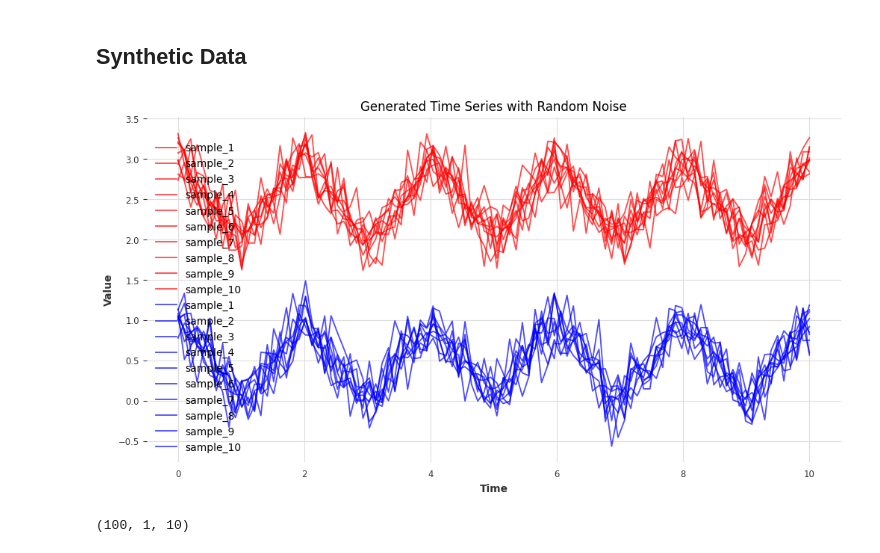
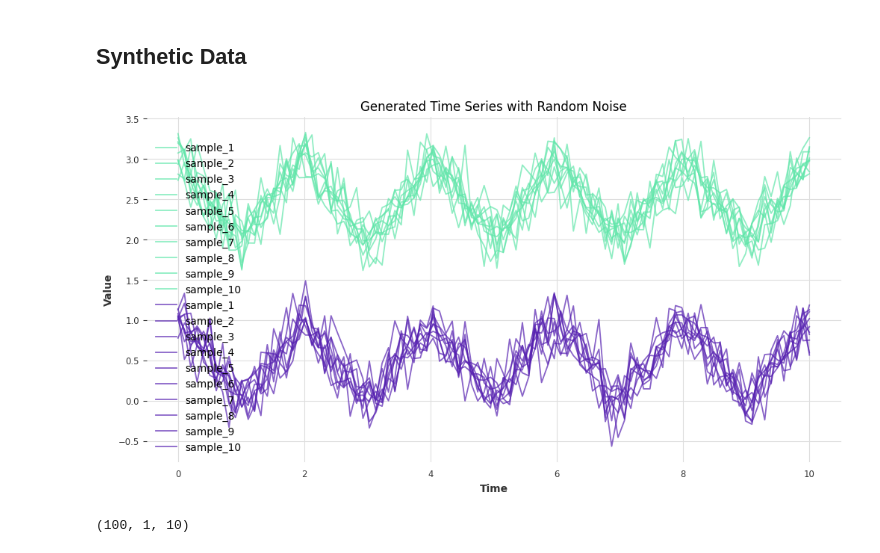
Before and after one commit to Nia3324/Morphing, a Jupyter notebook: main.ipynb, the cells around one changed output. Cells and saved outputs as stored; diff of their text form; code cells hidden in the pictures.

```diff
--- a/main.ipynb
+++ b/main.ipynb
@@ -231,0 +281,32 @@ print(borderline_pairs)
+# %%
+import numpy as np
+from typing import List, Tuple
+
+def find_x_minimum_values(matrix, num_samples):
+    flat_indices = np.argpartition(matrix.ravel(), num_samples)[:num_samples]
+
+    sample0, sample1 = np.unravel_index(flat_indices, matrix.shape)
+
+    # Get the actual values
+    values = matrix[sample0, sample1]
+
+    # Sort the results by value to ensure proper ordering
+    sorted_indices = np.argsort(values)
+
+    return [(float(values[i]), (int(sample0[i]), int(sample1[i])))
+        for i in sorted_indices]
+
+
+
+
+# Example usage:
+matrix = np.array([
+    [5, 2, 9],
+    [1, 8, 3],
+    [7, 4, 6]
+])
+x = 3
+
+result = find_x_minimum_values(matrix, x)
+for value, (row, col) in result:
+    print(f"Value: {value}, Position: (row={row}, col={col})")
@@ -685,36 +753,38 @@ data1 = generate_timeseries_dataset(
     base_functions=['sawtooth'],
     frequencies=[0.5],
     noise_level=0.2,
     random_seed=123,
     shift=2
 )
 
 data2 = generate_timeseries_dataset(
     n_samples=10,
     n_timepoints=100,
     base_functions=['sawtooth'],
     frequencies=[0.5],
     noise_level=0.2,
     random_seed=42,
 )
 
+
+colors = ['#61E6AA', '#5722B1']
 plt.figure(figsize=(12, 6))
 for col in data1.columns:
     if col != 'time':
-        plt.plot(data1['time'], data1[col], label=col, alpha=0.7, color='red')
+        plt.plot(data1['time'], data1[col], label=col, alpha=0.7, color=colors[0])
 
 for col in data2.columns:
     if col != 'time':
-        plt.plot(data2['time'], data2[col], label=col, alpha=0.7, color='blue')
+        plt.plot(data2['time'], data2[col], label=col, alpha=0.7, color=colors[1])
 
 plt.title('Generated Time Series with Random Noise')
 plt.xlabel('Time')
 plt.ylabel('Value')
 plt.legend()
 plt.grid(True)
 plt.show()
 # %% [output]
-[figure, old version]
+[figure, new version]
 # %%
 data1 = data1.drop('time', axis=1).values
 data1 = np.expand_dims(data1, axis=1)
```
Also changed, not shown: parts of 18 cells of this notebook.
